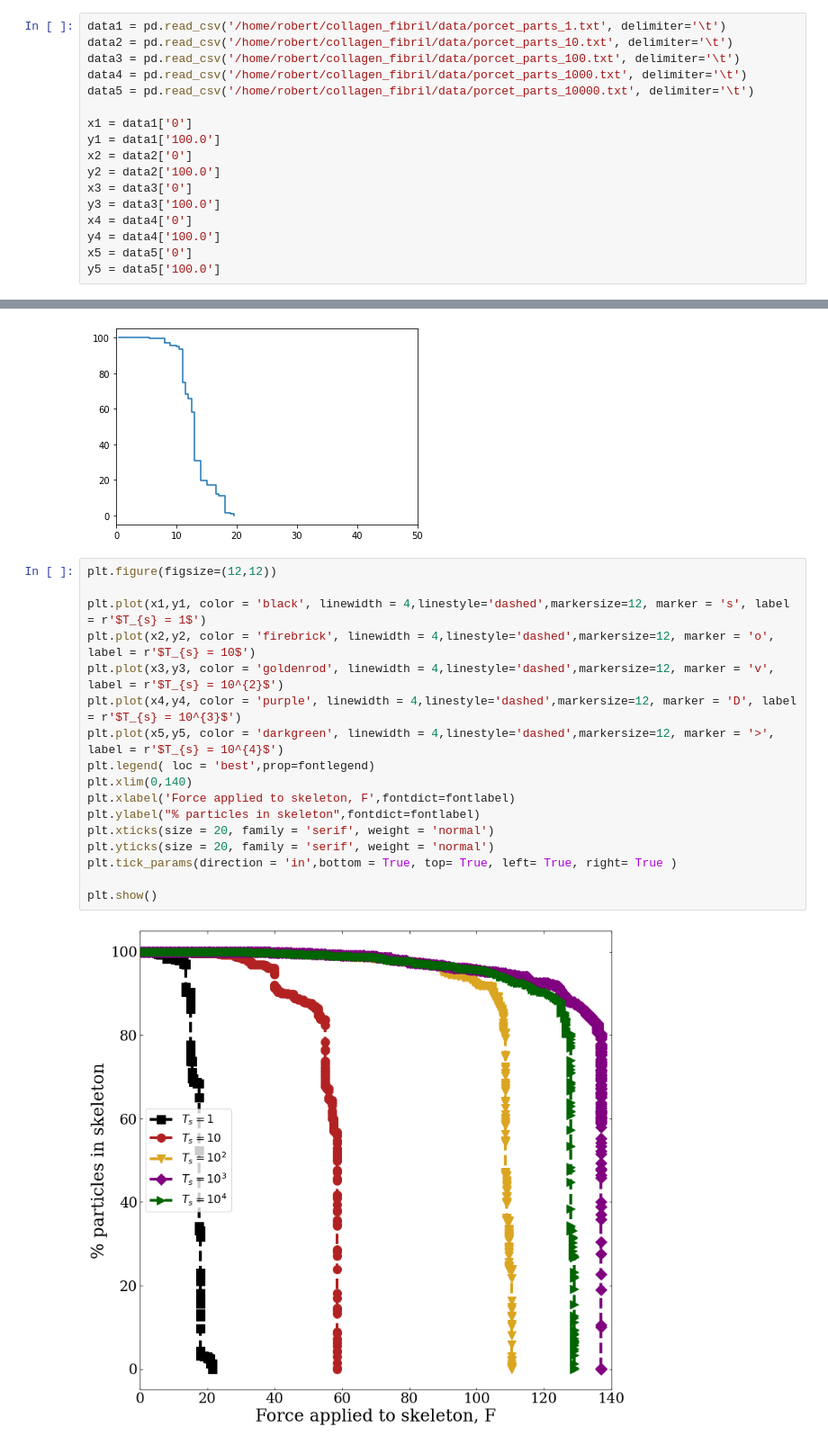
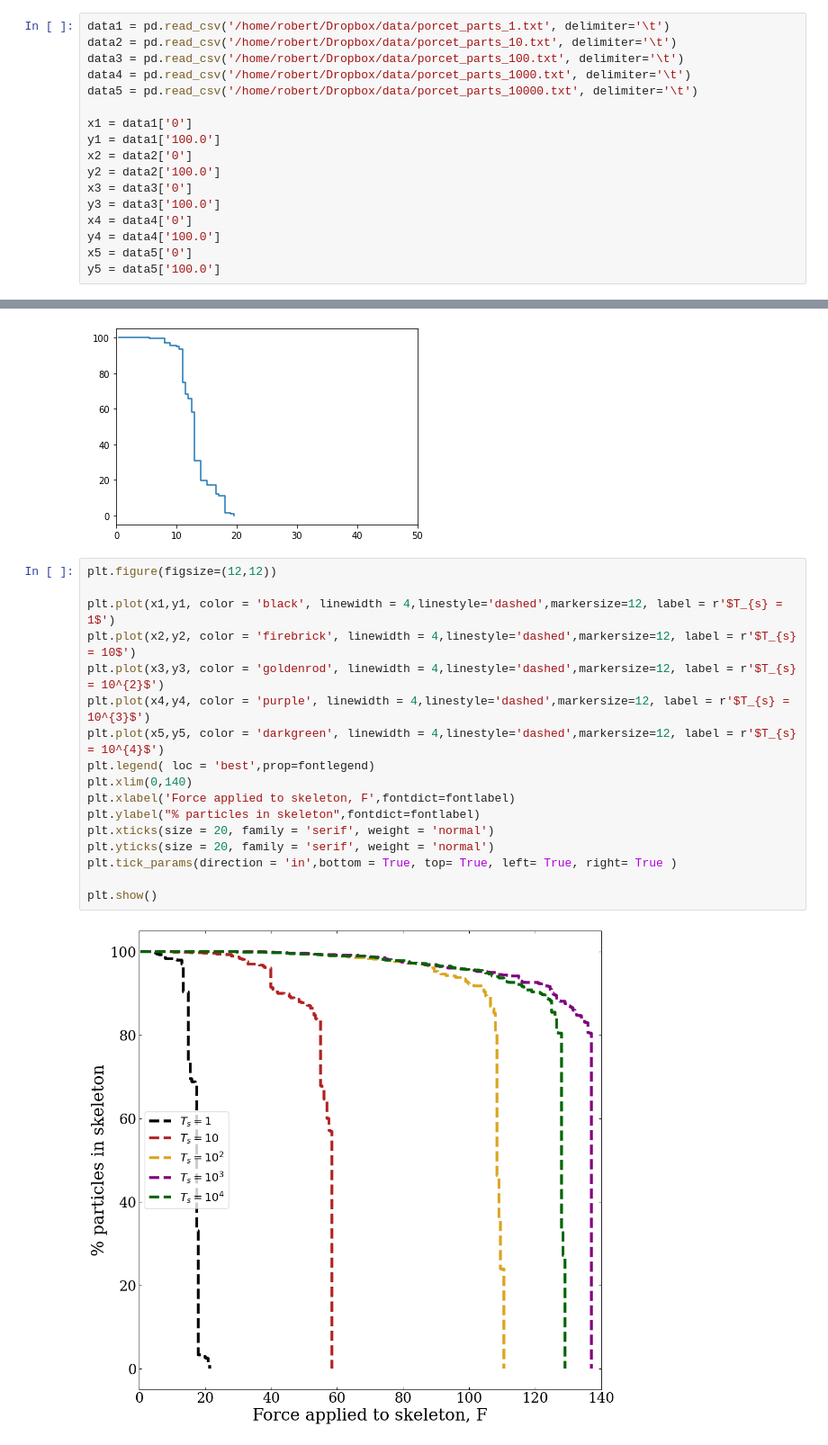
Before and after one commit to michaelsouza/dla-collagen, a Jupyter notebook: fiber_mechanical_graphs.ipynb, the cells around one changed output, grey strips where cells are left out. Shown at 90% size. Drawn from its saved outputs; the diff is of its cells as text.

```diff
--- a/fiber_mechanical_graphs.ipynb
+++ b/fiber_mechanical_graphs.ipynb
@@ -17,11 +17,11 @@ fontlegend = font_manager.FontProperties(family='serif',
                                    style = 'italic',
                                    size = 16)
 # %%
-data1 = pd.read_csv('/home/robert/collagen_fibril/data/porcet_parts_1.txt', delimiter='\t')
-data2 = pd.read_csv('/home/robert/collagen_fibril/data/porcet_parts_10.txt', delimiter='\t')
-data3 = pd.read_csv('/home/robert/collagen_fibril/data/porcet_parts_100.txt', delimiter='\t')
-data4 = pd.read_csv('/home/robert/collagen_fibril/data/porcet_parts_1000.txt', delimiter='\t')
-data5 = pd.read_csv('/home/robert/collagen_fibril/data/porcet_parts_10000.txt', delimiter='\t')
+data1 = pd.read_csv('/home/robert/Dropbox/data/porcet_parts_1.txt', delimiter='\t')
+data2 = pd.read_csv('/home/robert/Dropbox/data/porcet_parts_10.txt', delimiter='\t')
+data3 = pd.read_csv('/home/robert/Dropbox/data/porcet_parts_100.txt', delimiter='\t')
+data4 = pd.read_csv('/home/robert/Dropbox/data/porcet_parts_1000.txt', delimiter='\t')
+data5 = pd.read_csv('/home/robert/Dropbox/data/porcet_parts_10000.txt', delimiter='\t')
 
 x1 = data1['0']
 y1 = data1['100.0']
@@ -44,20 +44,20 @@ plt.show()
 # %%
 plt.figure(figsize=(12,12))
 
-plt.plot(x1,y1, color = 'black', linewidth = 4,linestyle='dashed',markersize=12, marker = 's', label = r'$T_{s} = 1$')
-plt.plot(x2,y2, color = 'firebrick', linewidth = 4,linestyle='dashed',markersize=12, marker = 'o', label = r'$T_{s} = 10$')
-plt.plot(x3,y3, color = 'goldenrod', linewidth = 4,linestyle='dashed',markersize=12, marker = 'v', label = r'$T_{s} = 10^{2}$')
-plt.plot(x4,y4, color = 'purple', linewidth = 4,linestyle='dashed',markersize=12, marker = 'D', label = r'$T_{s} = 10^{3}$')
-plt.plot(x5,y5, color = 'darkgreen', linewidth = 4,linestyle='dashed',markersize=12, marker = '>', label = r'$T_{s} = 10^{4}$')
+plt.plot(x1,y1, color = 'black', linewidth = 4,linestyle='dashed',markersize=12, label = r'$T_{s} = 1$')
+plt.plot(x2,y2, color = 'firebrick', linewidth = 4,linestyle='dashed',markersize=12, label = r'$T_{s} = 10$')
+plt.plot(x3,y3, color = 'goldenrod', linewidth = 4,linestyle='dashed',markersize=12, label = r'$T_{s} = 10^{2}$')
+plt.plot(x4,y4, color = 'purple', linewidth = 4,linestyle='dashed',markersize=12, label = r'$T_{s} = 10^{3}$')
+plt.plot(x5,y5, color = 'darkgreen', linewidth = 4,linestyle='dashed',markersize=12, label = r'$T_{s} = 10^{4}$')
 plt.legend( loc = 'best',prop=fontlegend)
 plt.xlim(0,140)
 plt.xlabel('Force applied to skeleton, F',fontdict=fontlabel)
 plt.ylabel("% particles in skeleton",fontdict=fontlabel)
 plt.xticks(size = 20, family = 'serif', weight = 'normal')
 plt.yticks(size = 20, family = 'serif', weight = 'normal')
 plt.tick_params(direction = 'in',bottom = True, top= True, left= True, right= True )
 
 plt.show()
 # %% [output]
-[figure, old version]
+[figure, new version]
 # %%
```
Also changed, not shown: parts of 6 cells of this notebook, 1 other file.
